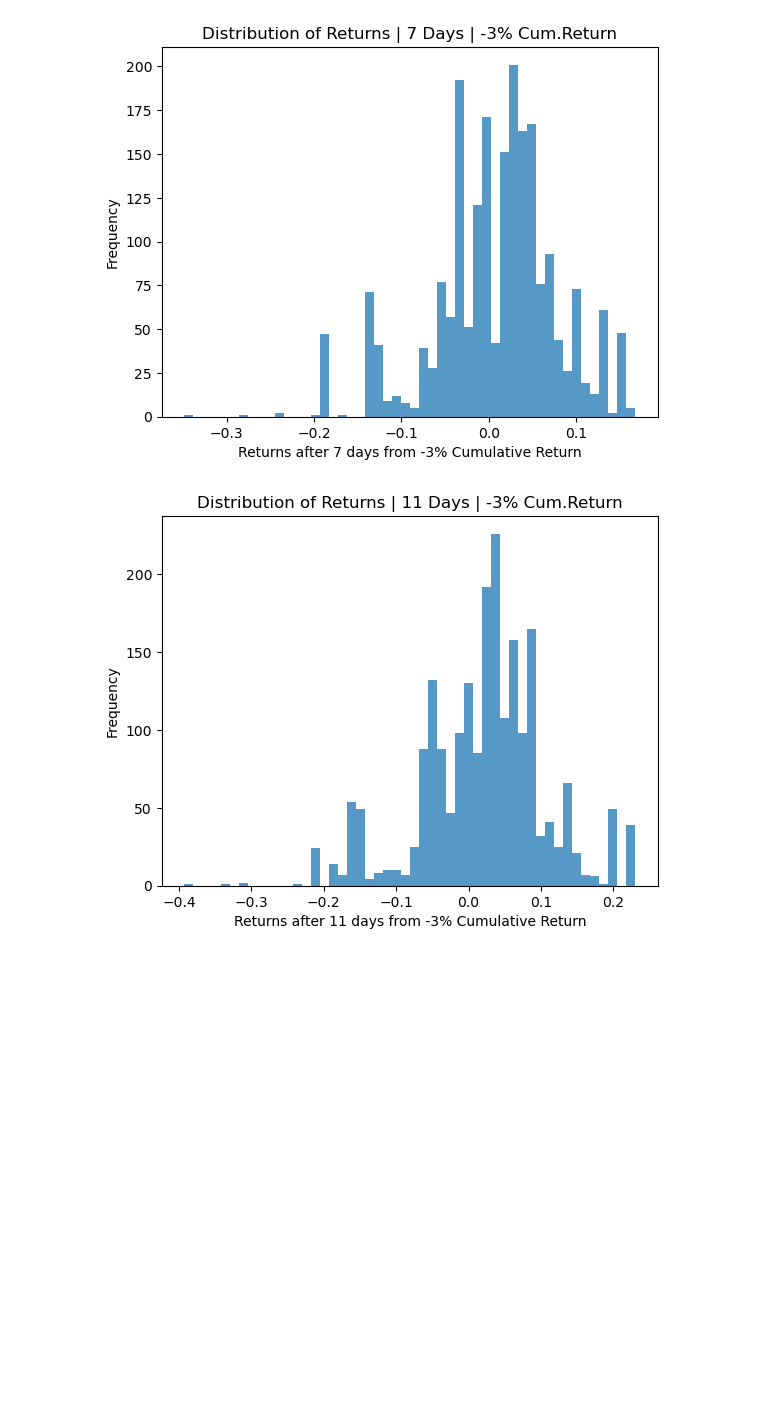
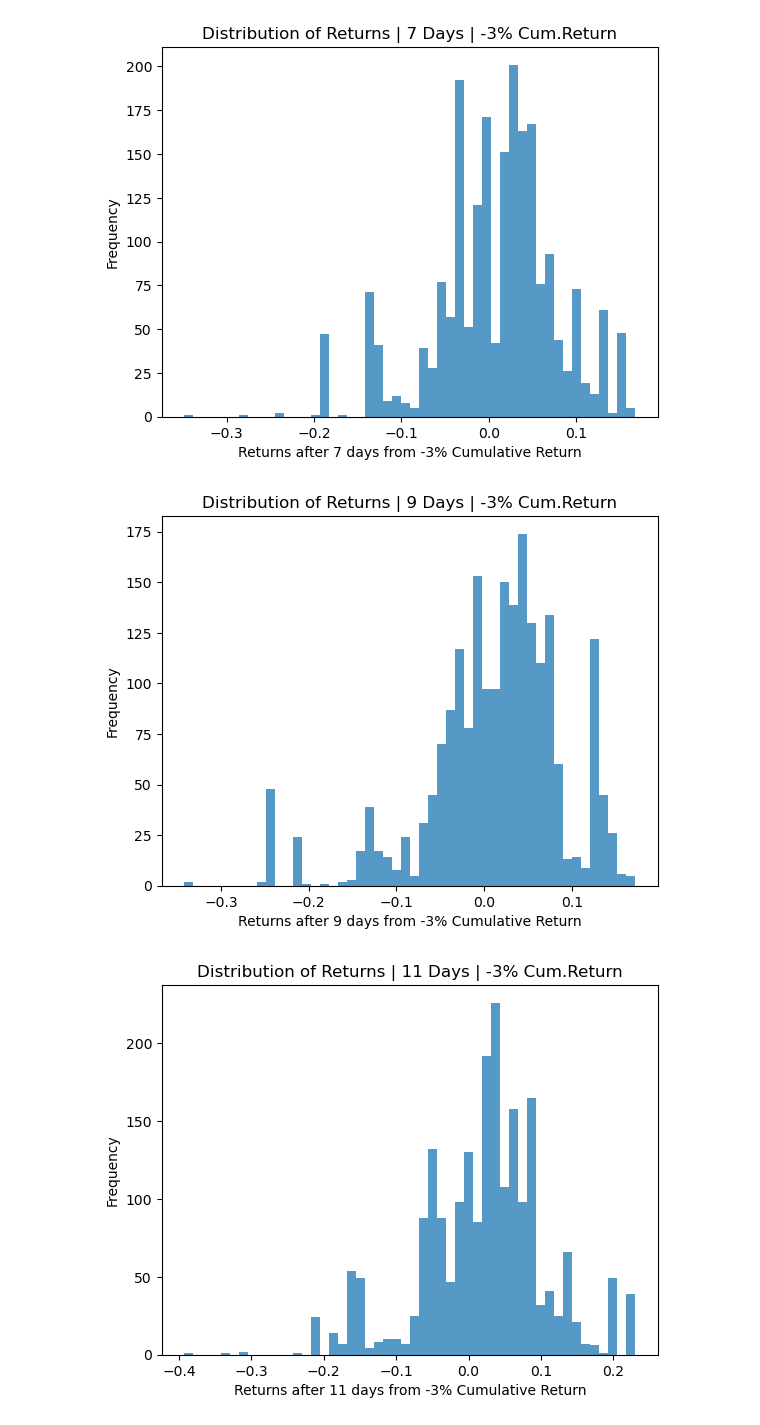
Before and after one commit to Tommylee1013/QuantResearch, a Jupyter notebook: Notes/SP500 returns.ipynb, the cells around one changed output. Cells and saved outputs as stored; diff of their text form; code cells hidden in the pictures; blank space fills up the shorter version.

```diff
--- a/Notes/SP500 returns.ipynb
+++ b/Notes/SP500 returns.ipynb
@@ -50,6 +53,24 @@ plt.grid(False)
 plt.show()
 # %% [output]
 [figure]
+# %%
+returns_after_9_days = []
+for i in range(len(data)):
+    for j in range(i, len(data)):
+        if data.iloc[j]['Cumulative Returns'] - data.iloc[i]['Cumulative Returns'] <= -0.03:
+            target_day = j + 9
+            if target_day < len(data):
+                returns_after_9_days.append(data.iloc[target_day]['Cumulative Returns'] - data.iloc[j]['Cumulative Returns'])
+            break
+# %%
+plt.hist(returns_after_9_days, bins=50, alpha=0.75)
+plt.xlabel('Returns after 9 days from -3% Cumulative Return')
+plt.ylabel('Frequency')
+plt.title('Distribution of Returns | 9 Days | -3% Cum.Return')
+plt.grid(False)
+plt.show()
+# %% [output]
+[figure, added]
 # %%
 returns_after_11_days = []
 for i in range(len(data)):
```
Also changed, not shown: parts of 58 cells of this notebook, 1 other file.
